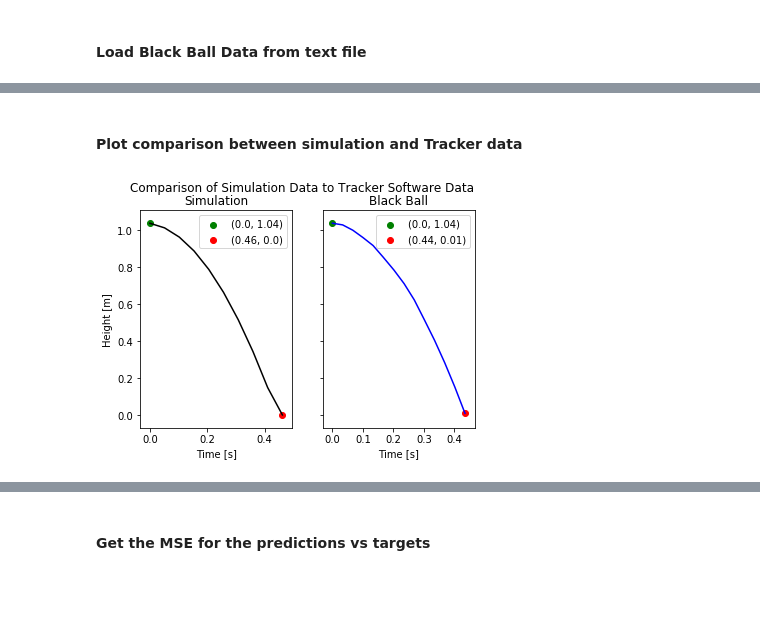
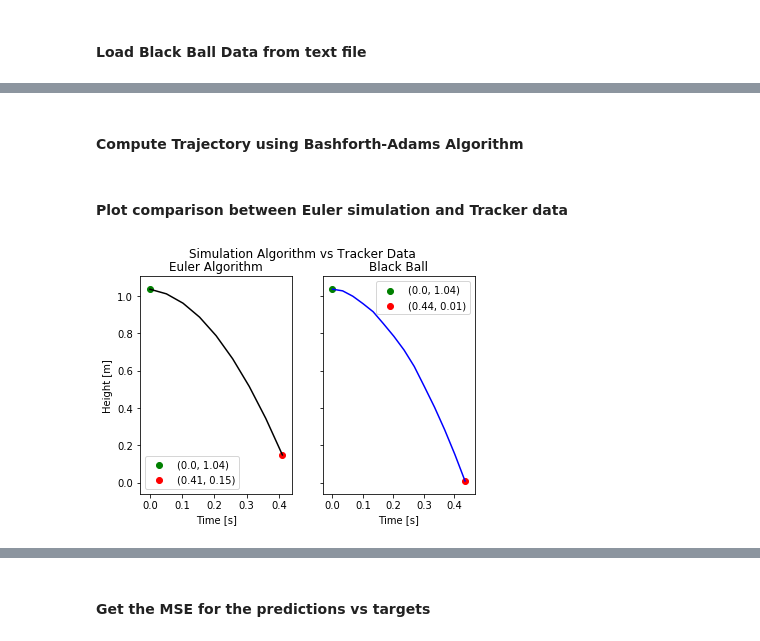
Before and after one commit to kseuro/computational_physics, a Jupyter notebook: week_1/ball_drop.ipynb, the cells around one changed output, grey strips where cells are left out. Cells and saved outputs as stored; diff of their text form; code cells hidden in the pictures; blank space fills up the shorter version.

```diff
--- a/week_1/ball_drop.ipynb
+++ b/week_1/ball_drop.ipynb
@@ -257,4 +248,5 @@ t_b = t[0:len(y_b)] # match the array lengths for plotting
-# %%
-black_y = black_y.values[0: len(black_y.values)]
+# %%
+black_y = black_y.values[0: len(black_y.values)].clip(min=0.) # Convert to np array and clip negative values
+black_y = black_y[black_y > 0.] # push non-zero values up
 # %%
 black_t = black_t.values[0:len(black_y)]
@@ -260,0 +255,4 @@ black_t = black_t.values[0:len(black_y)]
+# %%
+y_b_e, t_b_e = euler(black_y, Sb)
+# %% [markdown]
+#### Compute Trajectory using Bashforth-Adams Algorithm
@@ -261,36 +261,6 @@ black_t = black_t.values[0:len(black_y)]
 # %% [markdown]
-#### Plot comparison between simulation and Tracker data
+#### Plot comparison between Euler simulation and Tracker data
-# %%
-%matplotlib inline
-fig, axes = plt.subplots(1,2, sharey=True)
-plt.suptitle('Comparison of Simulation Data to Tracker Software Data')
-
-# Simulation data
-axes[0].plot(t_b, y_b, color='k')
-axes[0].set_title("Simulation")
-axes[0].set_xlabel('Time [s]')
-axes[0].set_ylabel('Height [m]')
-
-# Mark the start and end points of the simulated data
-axes[0].scatter(0.0, y_b[0], label='({}, {})'.format(round(t_b[0], 2), round(y_b[0], 2) ), color='g')
-axes[0].scatter(t_b[-1], y_b[-1], label='({}, {})'.format(round(t_b[-1], 2), round(y_b[-1], 2)), color='r')
-
-# Tracker data
-axes[1].plot(black_t, black_y, color='b')
-axes[1].set_title('{} Ball'.format(Sb['color']))
-axes[1].set_xlabel('Time [s]')
-
-# Mark the start and end points of the Tracker generated data
-label = '({}, {})'.format(round(black_t[0], 2), round(black_y[0], 2) )
-axes[1].scatter(black_t[0], black_y[0], label=label, color='g')
-
-label = '({}, {})'.format(round(black_t[-1], 2), round(black_y[-1], 2))
-axes[1].scatter(black_t[-1], black_y[-1], label=label, color='r')
-
-# Legends
-axes[0].legend()
-axes[1].legend()
-
-plt.savefig('ball_drop_{}.png'.format(Sb['color']), dpi=300)
-# %% [output]
-[figure, removed]
+# %%
+make_plots(black_y, black_t, y_b_e, t_b_e, Sb, algo="Euler")
+# %% [output]
+[figure, added]
```
Also changed, not shown: parts of 77 cells of this notebook, 11 other files.
